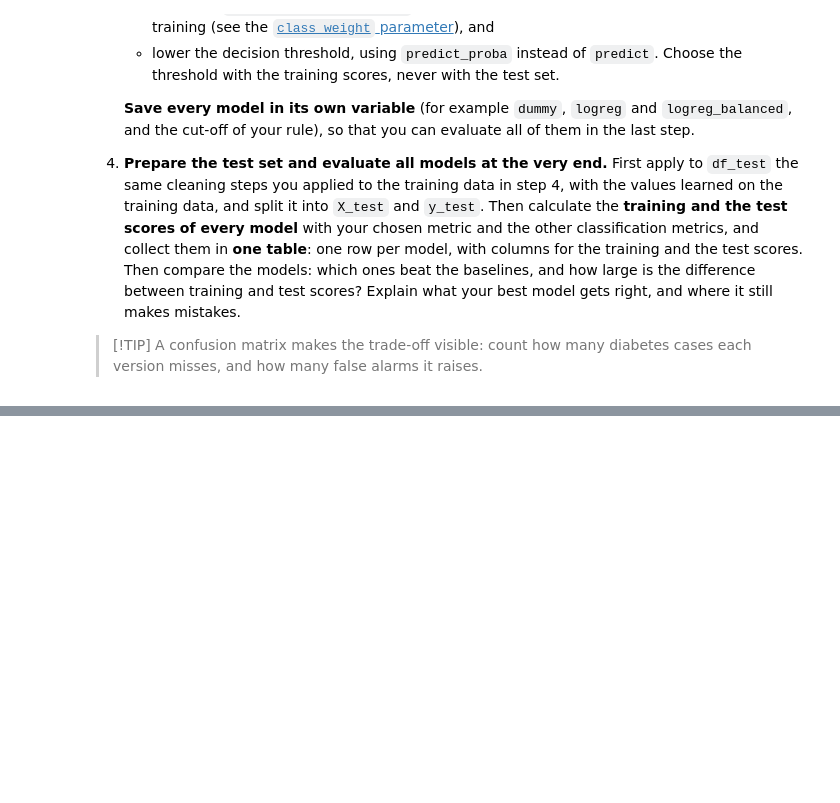
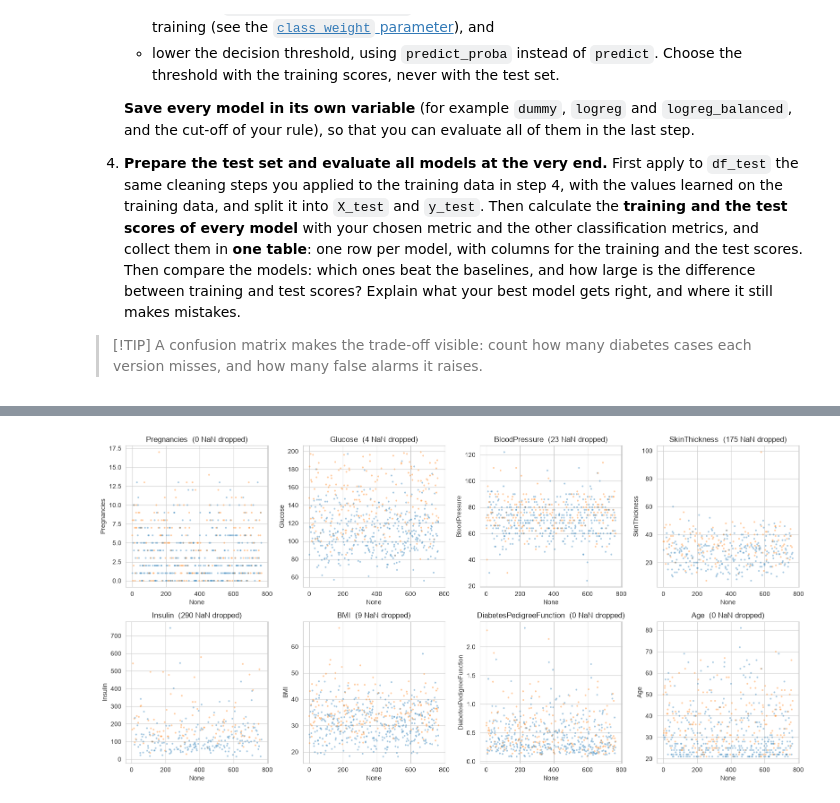
Before and after one commit to khaldounalhanawi/Project-Diabetes, a Jupyter notebook: 01_diabetes_project.ipynb, the cells around one changed output, grey strips where cells are left out. Saved outputs shown, nothing was run; the diff lists cells and outputs as text; code cells hidden in the pictures; blank space fills up the shorter version.

```diff
--- a/01_diabetes_project.ipynb
+++ b/01_diabetes_project.ipynb
@@ -97,0 +169,28 @@ from sklearn.metrics import (
+# %%
+# initial split data
+df_train, df_test = train_test_split(
+    tempDf,
+    test_size=0.2,
+    stratify=df['Outcome'],
+    random_state=42
+)
+# %%
+sns.set_style("whitegrid")
+
+numerical_features = ['Pregnancies', 'Glucose', 'BloodPressure', 'SkinThickness',
+                      'Insulin', 'BMI', 'DiabetesPedigreeFunction', 'Age']
+categorical_features = ["Outcome"]
+# %%
+fig, axes = plt.subplots(2, 4, figsize=(16, 8))
+for ax, col in zip(axes.flat, numerical_features):
+    data = df_train[[col, 'Outcome']].dropna()
+    n_missing = df_train[col].isna().sum()
+    sns.scatterplot(
+        x=data.index, y=data[col],
+        hue=data['Outcome'], alpha=0.4, s=8, ax=ax, legend=False
+    )
+    ax.set_title(f"{col}  ({n_missing} NaN dropped)")
+plt.tight_layout()
+plt.show()
+# %% [output]
+[figure, added]
```
Also changed, not shown: parts of 32 cells of this notebook, 3 other files.
